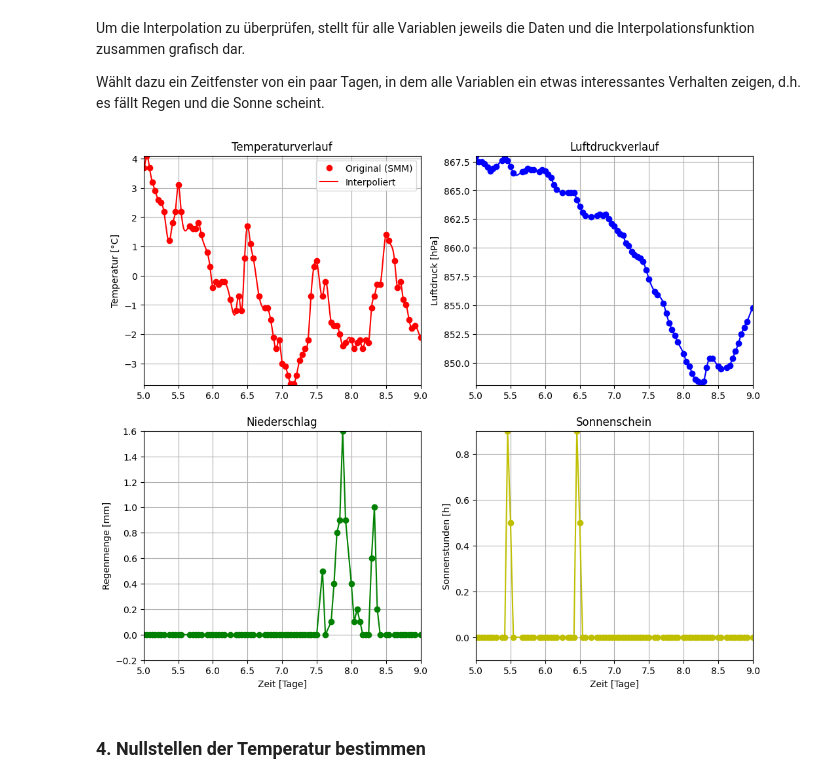
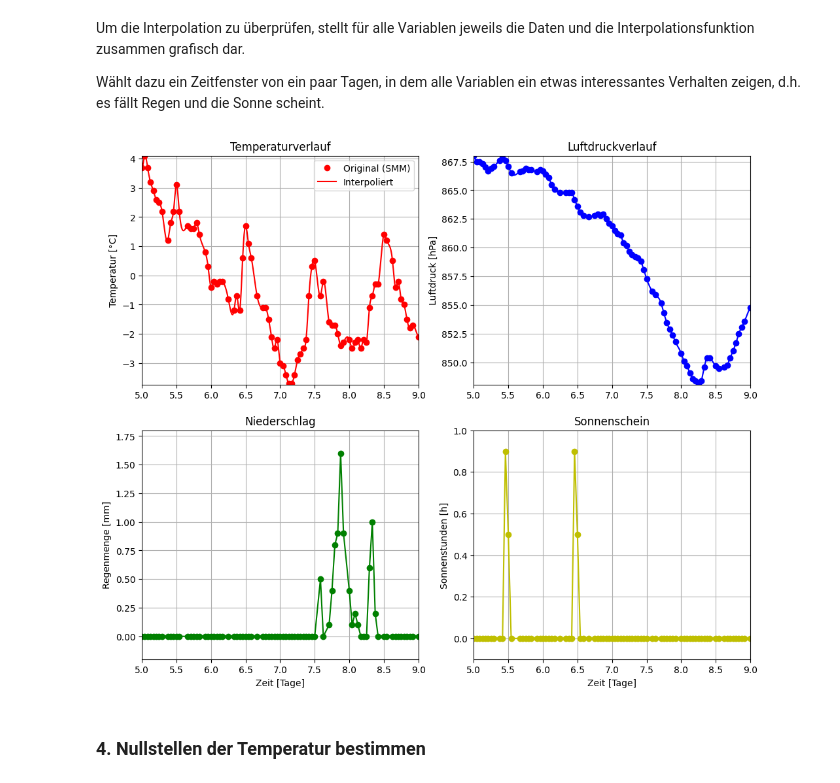
Before and after one commit to Menk1804/NDGS_Projekt_Nico_Menk, a Jupyter notebook: Projekt/Projekt_Vorlage+Aufgaben.ipynb, the cells around one changed output. Cells and saved outputs as stored; diff of their text form; code cells hidden in the pictures.

```diff
--- a/Projekt/Projekt_Vorlage+Aufgaben.ipynb
+++ b/Projekt/Projekt_Vorlage+Aufgaben.ipynb
@@ -100,36 +100,36 @@ axs[0, 0].grid()
 axs[0, 0].margins(0)
 
 # 2. Luftdruck Plot (Oben Rechts -> Zeile 0, Spalte 1)
 axs[0, 1].plot(time_array[m_orig], luftdruck[m_orig], 'bo')
 axs[0, 1].plot(t_interp[m_new], druck_interp[m_new], 'b-')
 axs[0, 1].set_ylabel('Luftdruck [hPa]')
 axs[0, 1].set_title('Luftdruckverlauf')
 axs[0, 1].grid()
 axs[0, 1].margins(0)
 
 # 3. Regen Plot (Unten Links -> Zeile 1, Spalte 0)
 axs[1, 0].plot(time_array[m_orig], regen[m_orig], 'go')
 axs[1, 0].plot(t_interp[m_new], regen_interp[m_new], 'g-')
 axs[1, 0].set_ylabel('Regenmenge [mm]')
 axs[1, 0].set_xlabel('Zeit [Tage]')
 axs[1, 0].set_title('Niederschlag')
 axs[1, 0].grid()
 axs[1, 0].margins(0)
-axs[1, 0].set_ylim(bottom=-0.2)
+axs[1, 0].set_ylim(-0.2, 1.8)
 
 # 4. Sonne Plot (Unten Rechts -> Zeile 1, Spalte 1)
 axs[1, 1].plot(time_array[m_orig], sonne[m_orig], 'yo')
 axs[1, 1].plot(t_interp[m_new], sonne_interp[m_new], 'y-')
 axs[1, 1].set_ylabel('Sonnenstunden [h]')
 axs[1, 1].set_xlabel('Zeit [Tage]')
 axs[1, 1].set_title('Sonnenschein')
 axs[1, 1].grid()
 axs[1, 1].margins(0)
-axs[1, 1].set_ylim(bottom=-0.1)
+axs[1, 1].set_ylim(-0.1, 1)
 
 plt.show()
 # %% [output]
-[figure, old version]
+[figure, new version]
 # %% [markdown]
 ### 4. Nullstellen der Temperatur bestimmen
 # %% [markdown]
```
Also changed, not shown: 3 other files.
